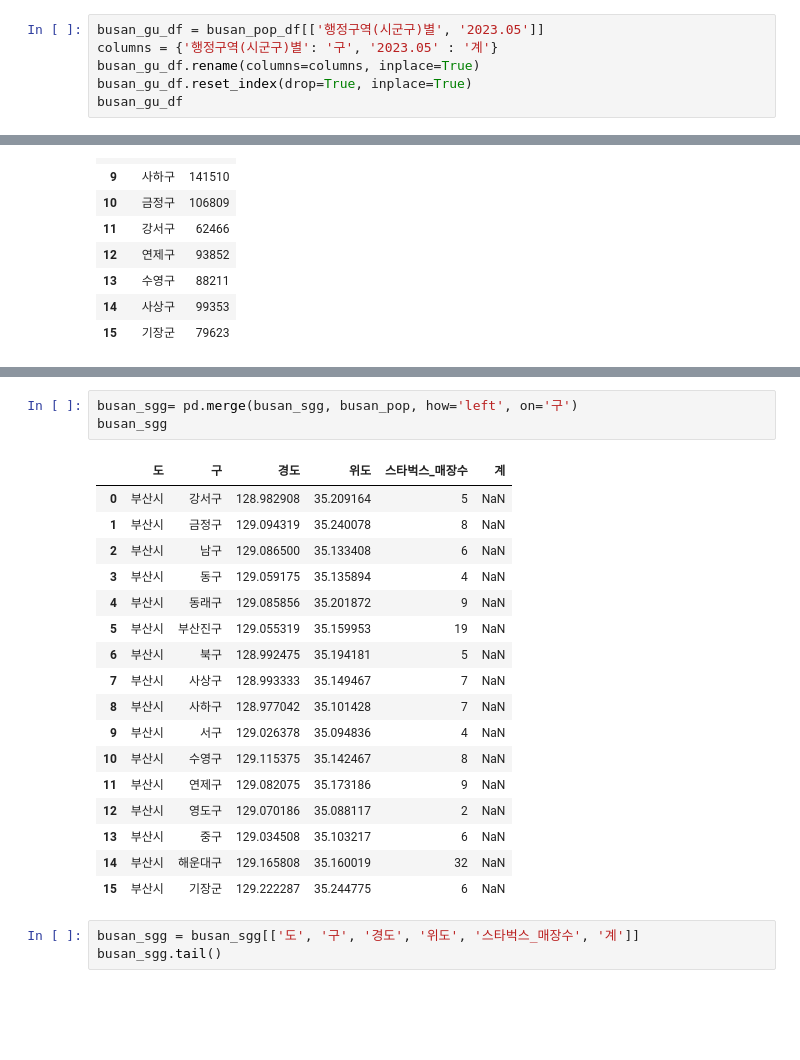
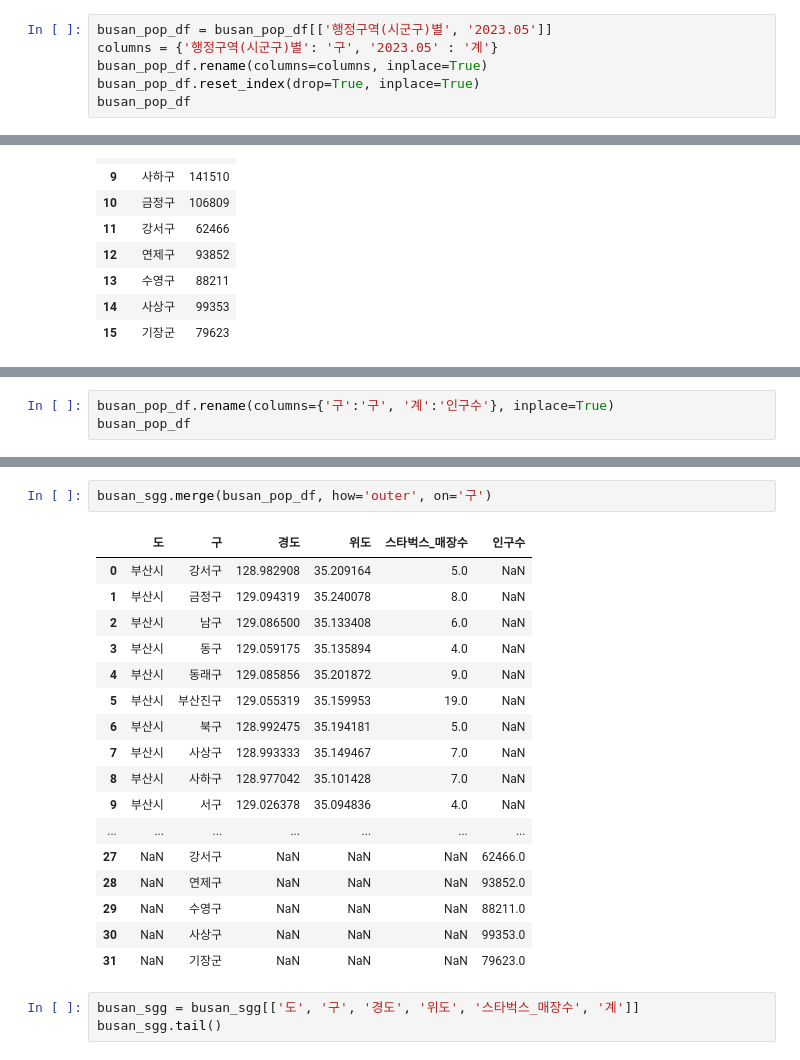
Before and after one commit to eunjoengme/bigdata-python-20230616, a Jupyter notebook: Day12/py43_busan_전처리및_시각화.ipynb, the cells around one changed output, grey strips where cells are left out. Drawn from its saved outputs; the diff is of its cells as text; blank space fills up the shorter version.

```diff
--- a/Day12/py43_busan_전처리및_시각화.ipynb
+++ b/Day12/py43_busan_전처리및_시각화.ipynb
@@ -218,11 +218,11 @@ busan_pop_df
 | 15 | 사상구 | 99353 |
 | 16 | 기장군 | 79623 |
 # %%
-busan_gu_df = busan_pop_df[['행정구역(시군구)별', '2023.05']]
+busan_pop_df = busan_pop_df[['행정구역(시군구)별', '2023.05']]
 columns = {'행정구역(시군구)별': '구', '2023.05' : '계'}
-busan_gu_df.rename(columns=columns, inplace=True)
-busan_gu_df.reset_index(drop=True, inplace=True)
-busan_gu_df
+busan_pop_df.rename(columns=columns, inplace=True)
+busan_pop_df.reset_index(drop=True, inplace=True)
+busan_pop_df
 # %% [output]
 |  | 구 | 계 |
 | 0 | 중구 | 24066 |
@@ -287,0 +244,3 @@ busan_pop
+# %%
+busan_pop_df.rename(columns={'구':'구', '계':'인구수'}, inplace=True)
+busan_pop_df
@@ -288,24 +292,23 @@ busan_pop
 # %%
-busan_sgg= pd.merge(busan_sgg, busan_pop, how='left', on='구')
-busan_sgg
+busan_sgg.merge(busan_pop_df, how='outer', on='구')
 # %% [output]
-|  | 도 | 구 | 경도 | 위도 | 스타벅스_매장수 | 계 |
-| 0 | 부산시 | 강서구 | 128.982908 | 35.209164 | 5 | NaN |
-| 1 | 부산시 | 금정구 | 129.094319 | 35.240078 | 8 | NaN |
-| 2 | 부산시 | 남구 | 129.086500 | 35.133408 | 6 | NaN |
-| 3 | 부산시 | 동구 | 129.059175 | 35.135894 | 4 | NaN |
-| 4 | 부산시 | 동래구 | 129.085856 | 35.201872 | 9 | NaN |
-| 5 | 부산시 | 부산진구 | 129.055319 | 35.159953 | 19 | NaN |
-| 6 | 부산시 | 북구 | 128.992475 | 35.194181 | 5 | NaN |
-| 7 | 부산시 | 사상구 | 128.993333 | 35.149467 | 7 | NaN |
-| 8 | 부산시 | 사하구 | 128.977042 | 35.101428 | 7 | NaN |
-| 9 | 부산시 | 서구 | 129.026378 | 35.094836 | 4 | NaN |
-| 10 | 부산시 | 수영구 | 129.115375 | 35.142467 | 8 | NaN |
-| 11 | 부산시 | 연제구 | 129.082075 | 35.173186 | 9 | NaN |
-| 12 | 부산시 | 영도구 | 129.070186 | 35.088117 | 2 | NaN |
-| 13 | 부산시 | 중구 | 129.034508 | 35.103217 | 6 | NaN |
-| 14 | 부산시 | 해운대구 | 129.165808 | 35.160019 | 32 | NaN |
-| 15 | 부산시 | 기장군 | 129.222287 | 35.244775 | 6 | NaN |
+|  | 도 | 구 | 경도 | 위도 | 스타벅스_매장수 | 인구수 |
+| 0 | 부산시 | 강서구 | 128.982908 | 35.209164 | 5.0 | NaN |
+| 1 | 부산시 | 금정구 | 129.094319 | 35.240078 | 8.0 | NaN |
+| 2 | 부산시 | 남구 | 129.086500 | 35.133408 | 6.0 | NaN |
+| 3 | 부산시 | 동구 | 129.059175 | 35.135894 | 4.0 | NaN |
+| 4 | 부산시 | 동래구 | 129.085856 | 35.201872 | 9.0 | NaN |
+| 5 | 부산시 | 부산진구 | 129.055319 | 35.159953 | 19.0 | NaN |
+| 6 | 부산시 | 북구 | 128.992475 | 35.194181 | 5.0 | NaN |
+| 7 | 부산시 | 사상구 | 128.993333 | 35.149467 | 7.0 | NaN |
+| 8 | 부산시 | 사하구 | 128.977042 | 35.101428 | 7.0 | NaN |
+| 9 | 부산시 | 서구 | 129.026378 | 35.094836 | 4.0 | NaN |
+| ... | ... | ... | ... | ... | ... | ... |
+| 27 | NaN | 강서구 | NaN | NaN | NaN | 62466.0 |
+| 28 | NaN | 연제구 | NaN | NaN | NaN | 93852.0 |
+| 29 | NaN | 수영구 | NaN | NaN | NaN | 88211.0 |
+| 30 | NaN | 사상구 | NaN | NaN | NaN | 99353.0 |
+| 31 | NaN | 기장군 | NaN | NaN | NaN | 79623.0 |
 # %%
 busan_sgg = busan_sgg[['도', '구', '경도', '위도', '스타벅스_매장수', '계']]
 busan_sgg.tail()
```
Also changed, not shown: parts of 7 cells of this notebook, 2 other files.
